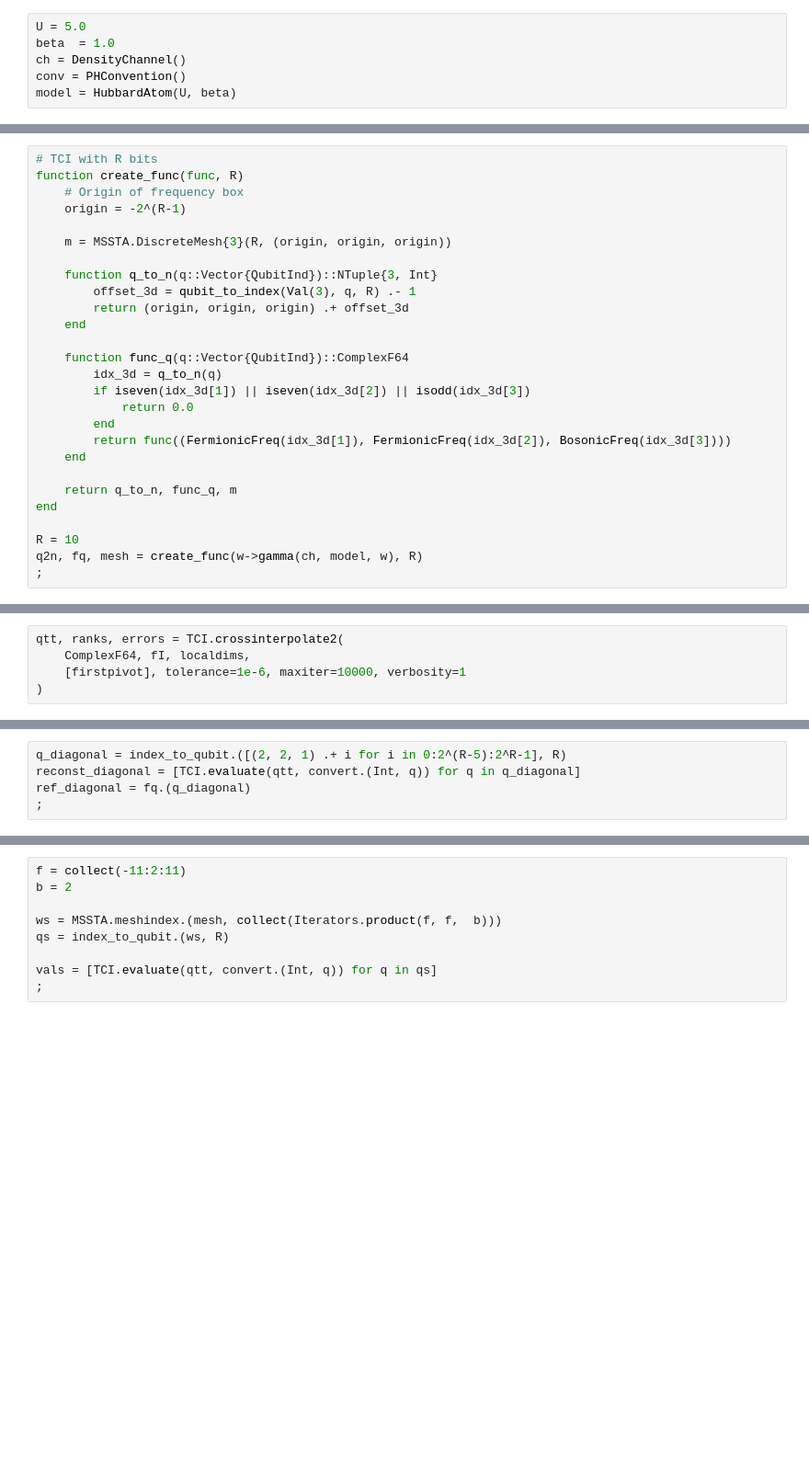
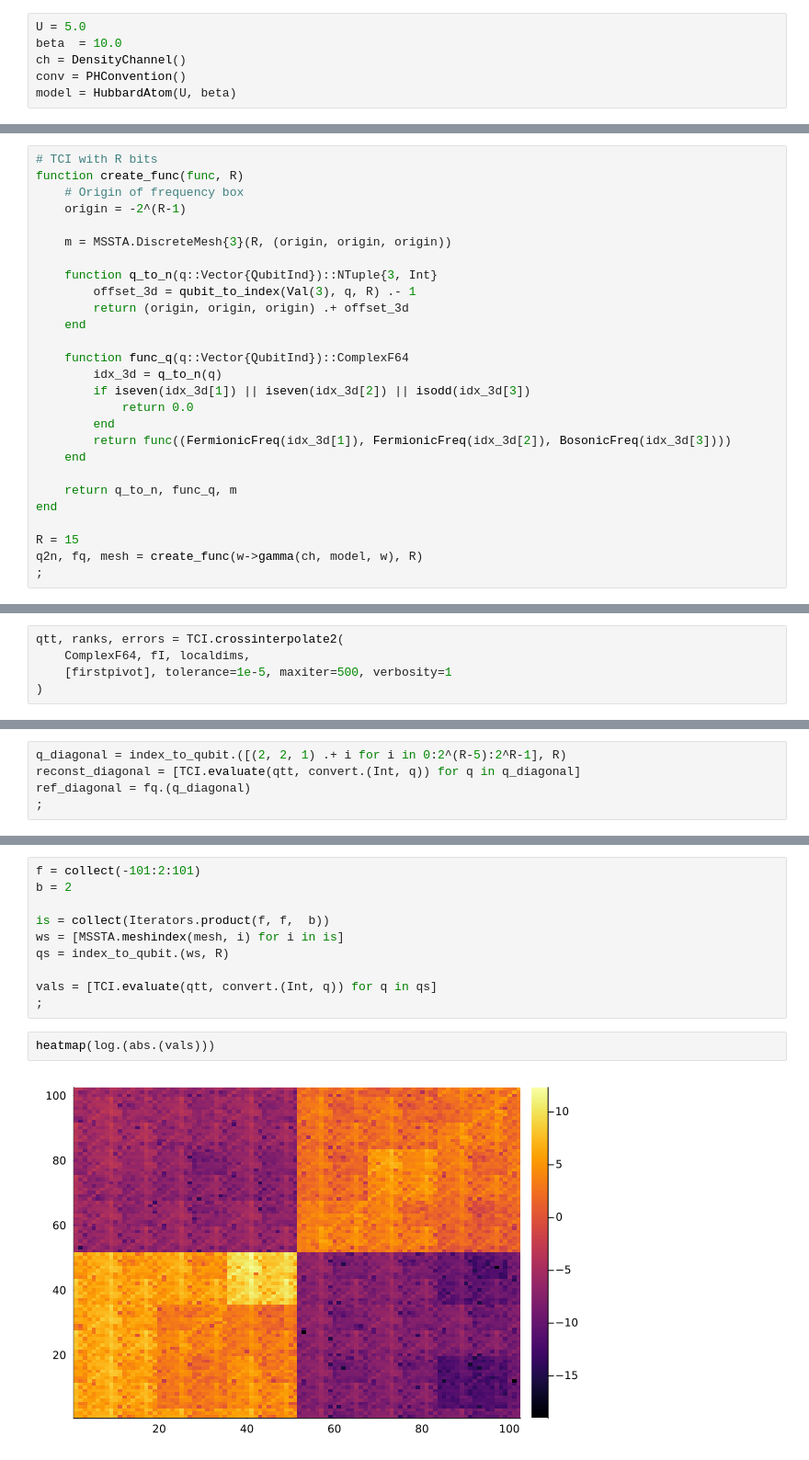
Before and after one commit to shinaoka/Quantics.jl, a Jupyter notebook: notebook/hubbard_atom3.ipynb, the cells around one changed output, grey strips where cells are left out. Shown at 92% size. Saved outputs shown, nothing was run; the diff lists cells and outputs as text; blank space fills up the shorter version.

```diff
--- a/notebook/hubbard_atom3.ipynb
+++ b/notebook/hubbard_atom3.ipynb
@@ -20,7 +25,7 @@ _delta(i, j) = (i == j ? 1 : 0)
 using ITensors
 # %%
 U = 5.0
-beta  = 1.0
+beta  = 10.0
 ch = DensityChannel()
 conv = PHConvention()
 model = HubbardAtom(U, beta)
@@ -48,7 +55,7 @@ function create_func(func, R)
     return q_to_n, func_q, m
 end
 
-R = 10
+R = 15
 q2n, fq, mesh = create_func(w->gamma(ch, model, w), R)
 ;
 # %%
@@ -62,5 +73,5 @@ firstpivot = TCI.optfirstpivot(fI, localdims, firstpivot)
 # %%
 qtt, ranks, errors = TCI.crossinterpolate2(
     ComplexF64, fI, localdims,
-    [firstpivot], tolerance=1e-6, maxiter=10000, verbosity=1
+    [firstpivot], tolerance=1e-5, maxiter=500, verbosity=1
 )
@@ -77,10 +92,15 @@ plot!(p, abs.(ref_diagonal .- reconst_diagonal))
 # %%
-f = collect(-11:2:11)
+f = collect(-101:2:101)
 b = 2
 
-ws = MSSTA.meshindex.(mesh, collect(Iterators.product(f, f,  b)))
+is = collect(Iterators.product(f, f,  b))
+ws = [MSSTA.meshindex(mesh, i) for i in is]
 qs = index_to_qubit.(ws, R)
 
 vals = [TCI.evaluate(qtt, convert.(Int, q)) for q in qs]
 ;
+# %%
+heatmap(log.(abs.(vals)))
+# %% [output]
+[figure, added]
 # %%
```
Also changed, not shown: parts of 7 cells of this notebook, 11 other files.
